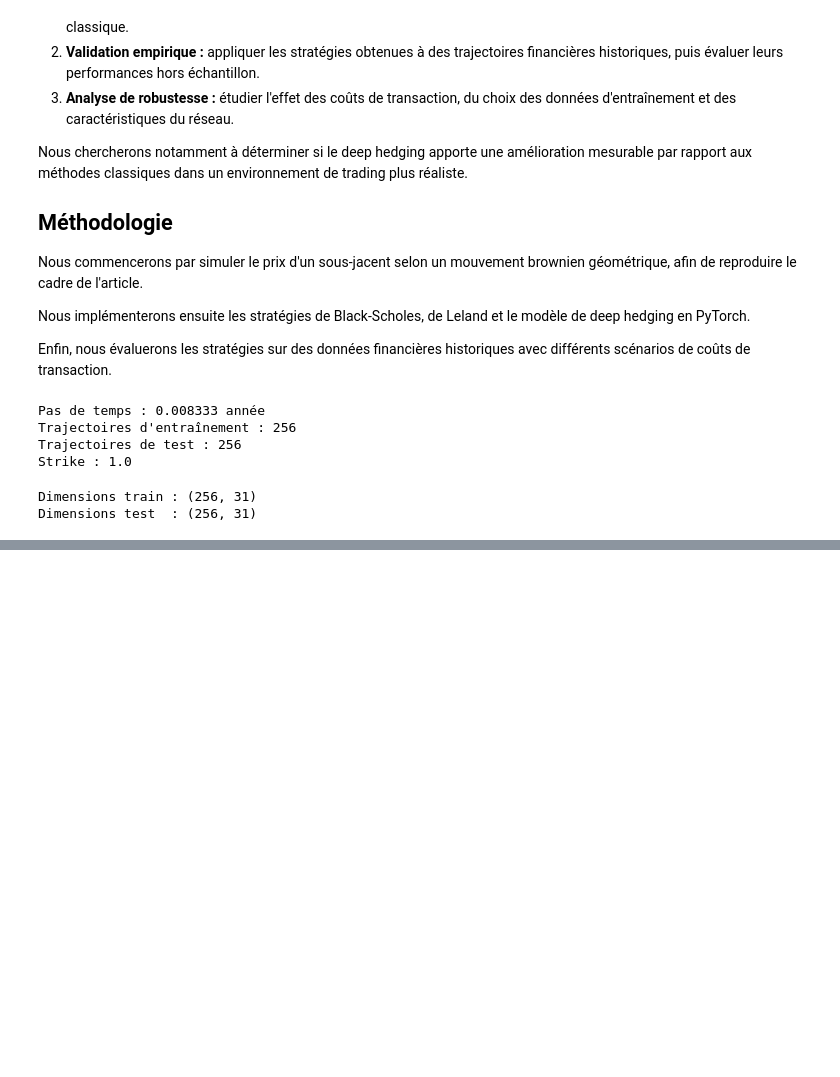
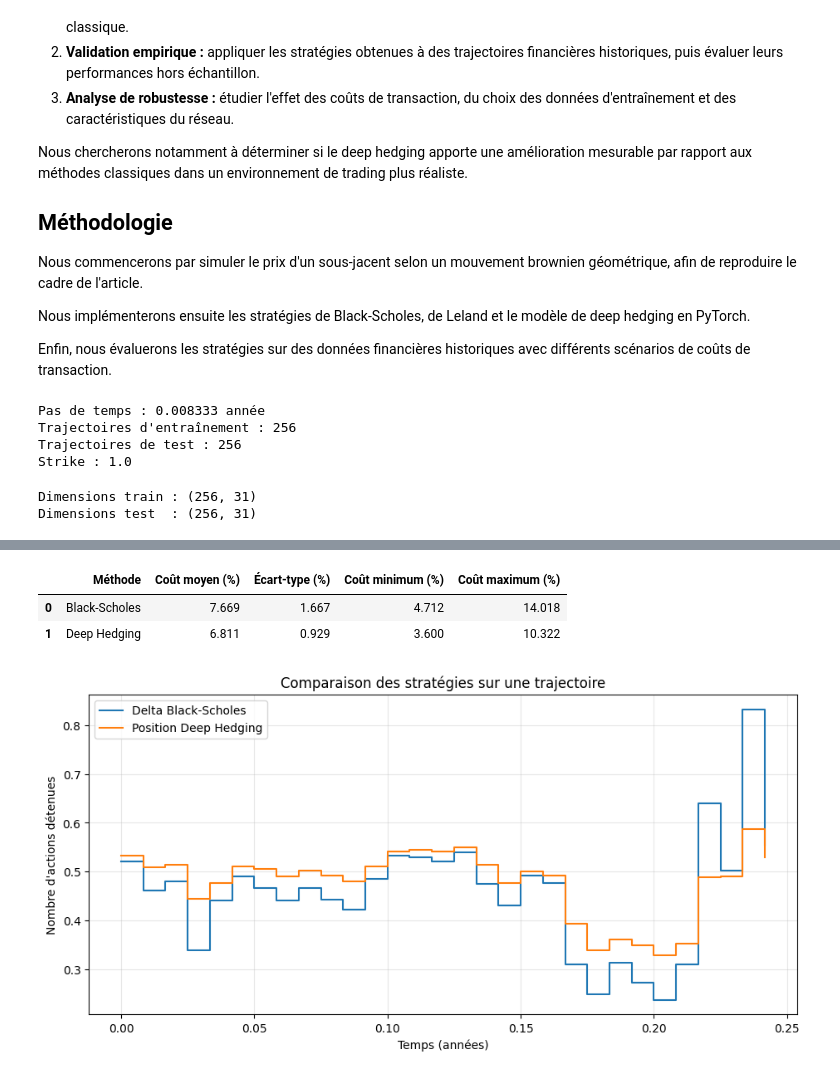
Before and after one commit to PEMeyrignac/DeepLearning, a Jupyter notebook: Projet_Deep_Learning.ipynb, the cells around one changed output, grey strips where cells are left out. Drawn from its saved outputs; the diff is of its cells as text; code cells hidden in the pictures; blank space fills up the shorter version.

```diff
--- a/Projet_Deep_Learning.ipynb
+++ b/Projet_Deep_Learning.ipynb
@@ -166,0 +692,76 @@ plt.show()
+# %%
+
+# Coûts de Black-Scholes
+costs_bs = hedging_cost(
+    test_tensor,
+    bs_test,
+    ALPHA
+)
+
+# Coûts du réseau entraîné
+model.eval()
+
+with torch.no_grad():
+    nn_positions = neural_hedging_positions(
+        model,
+        test_tensor
+    )
+
+    costs_nn = hedging_cost(
+        test_tensor,
+        nn_positions,
+        ALPHA
+    )
+
+
+def summarize_costs(costs, name):
+    return {
+        "Méthode": name,
+        "Coût moyen (%)": 100 * costs.mean().item(),
+        "Écart-type (%)": 100 * costs.std(
+            unbiased=False
+        ).item(),
+        "Coût minimum (%)": 100 * costs.min().item(),
+        "Coût maximum (%)": 100 * costs.max().item()
+    }
+
+
+results = pd.DataFrame([
+    summarize_costs(costs_bs, "Black-Scholes"),
+    summarize_costs(costs_nn, "Deep Hedging")
+])
+
+display(results.round(3))
+# %% [output]
+|  | Méthode | Coût moyen (%) | Écart-type (%) | Coût minimum (%) | Coût maximum (%) |
+| 0 | Black-Scholes | 7.669 | 1.667 | 4.712 | 14.018 |
+| 1 | Deep Hedging | 6.811 | 0.929 | 3.600 | 10.322 |
+# %%
+
+path_id = 0
+
+plt.figure(figsize=(11, 5))
+
+plt.step(
+    times[:-1],
+    bs_test[path_id].numpy(),
+    where="post",
+    label="Delta Black-Scholes"
+)
+
+plt.step(
+    times[:-1],
+    nn_positions[path_id].detach().numpy(),
+    where="post",
+    label="Position Deep Hedging"
+)
+
+plt.xlabel("Temps (années)")
+plt.ylabel("Nombre d'actions détenues")
+plt.title("Comparaison des stratégies sur une trajectoire")
+
+plt.legend()
+plt.grid(alpha=0.3)
+plt.show()
+# %% [output]
+[figure, added]
```
Also changed, not shown: parts of 11 cells of this notebook.
